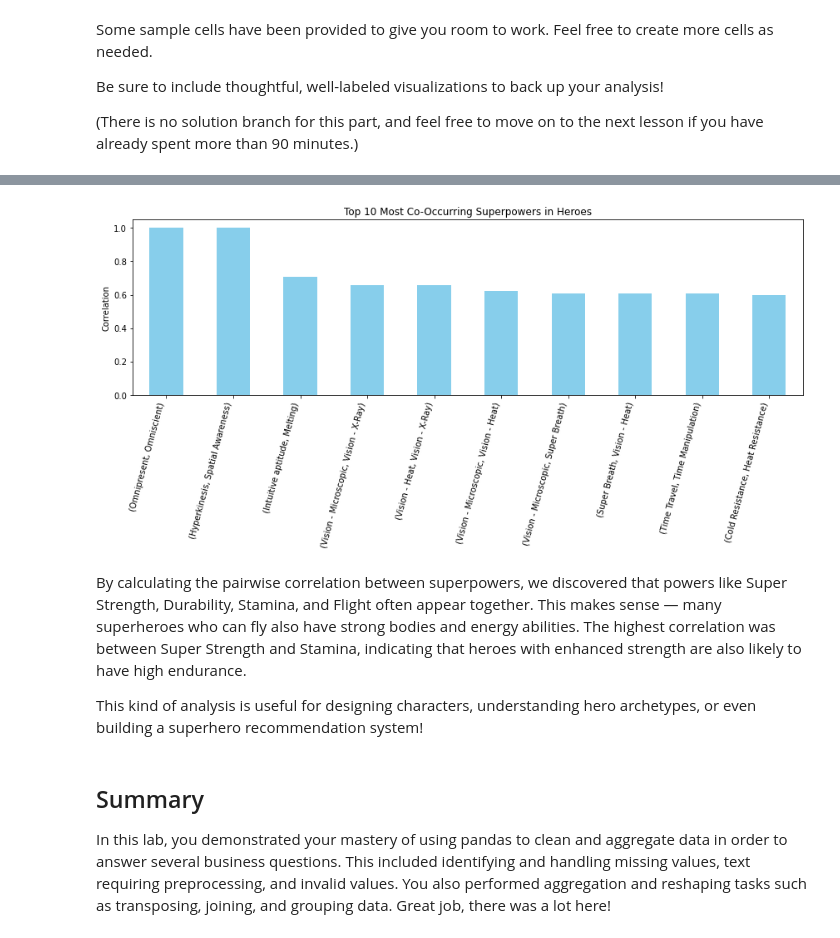
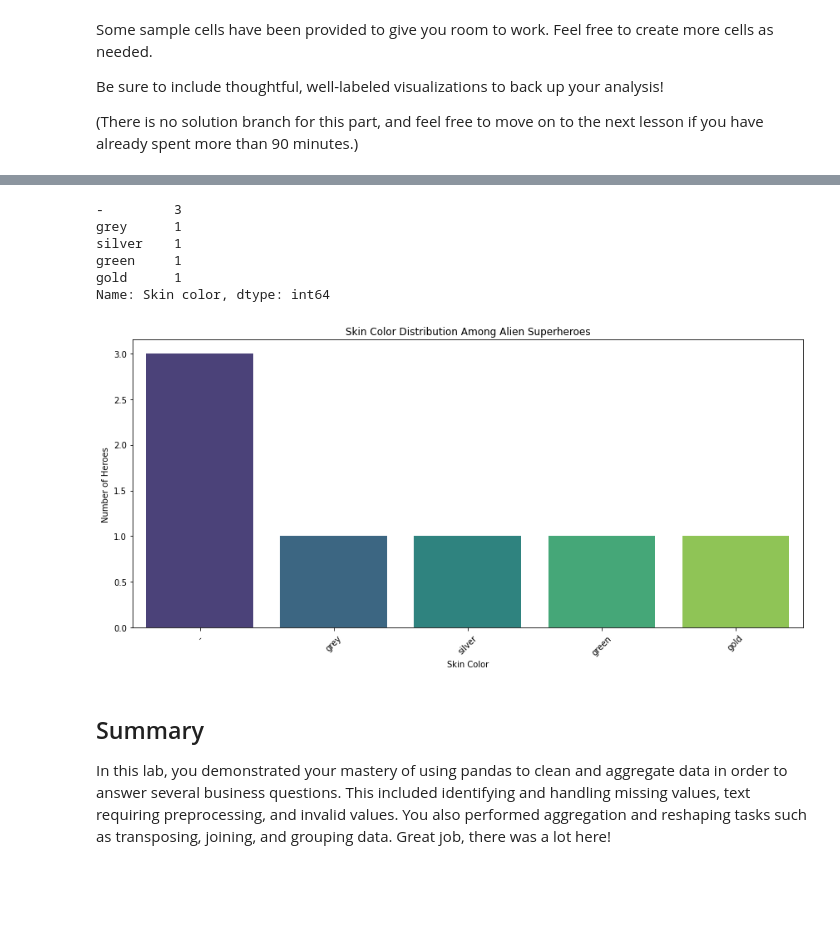
Before and after one commit to AshleyNyaboke/dsc-pandas-data-cleaning-lab, a Jupyter notebook: index.ipynb, the cells around one changed output, grey strips where cells are left out. Drawn from its saved outputs; the diff is of its cells as text; code cells hidden in the pictures; blank space fills up the shorter version.

```diff
--- a/index.ipynb
+++ b/index.ipynb
@@ -840,15 +818,26 @@ dtype: float64
+# %%
+# Filter heroes where Race contains 'Alien' (case-insensitive)
+alien_heroes = heroes_df[heroes_df["Race"].str.contains("alien", case=False, na=False)]
+# %%
+# View skin color distribution among alien heroes
+skin_color_counts = alien_heroes["Skin color"].value_counts()
+print(skin_color_counts)
+# %% [output]
+-         3
+grey      1
+silver    1
+green     1
+gold      1
+Name: Skin color, dtype: int64
 # %%
-# Plot the top 10 pairs
+# Plot the distribution
 plt.figure(figsize=(12,6))
-top_10_pairs.plot(kind="bar", color="skyblue")
-plt.title("Top 10 Most Co-Occurring Superpowers in Heroes")
-plt.ylabel("Correlation")
-plt.xticks(rotation=75, ha='right')
+sns.barplot(x=skin_color_counts.index, y=skin_color_counts.values, palette="viridis")
+plt.title("Skin Color Distribution Among Alien Superheroes")
+plt.xlabel("Skin Color")
+plt.ylabel("Number of Heroes")
+plt.xticks(rotation=45)
 plt.tight_layout()
 plt.show()
 # %% [output]
-[figure, old version]
+[figure, new version]
-# %% [markdown]
-By calculating the pairwise correlation between superpowers, we discovered that powers like Super Strength, Durability, Stamina, and Flight often appear together. This makes sense — many superheroes who can fly also have strong bodies and energy abilities. The highest correlation was between Super Strength and Stamina, indicating that heroes with enhanced strength are also likely to have high endurance.
-
-This kind of analysis is useful for designing characters, understanding hero archetypes, or even building a superhero recommendation system!
```
Also changed, not shown: parts of 14 cells of this notebook.
